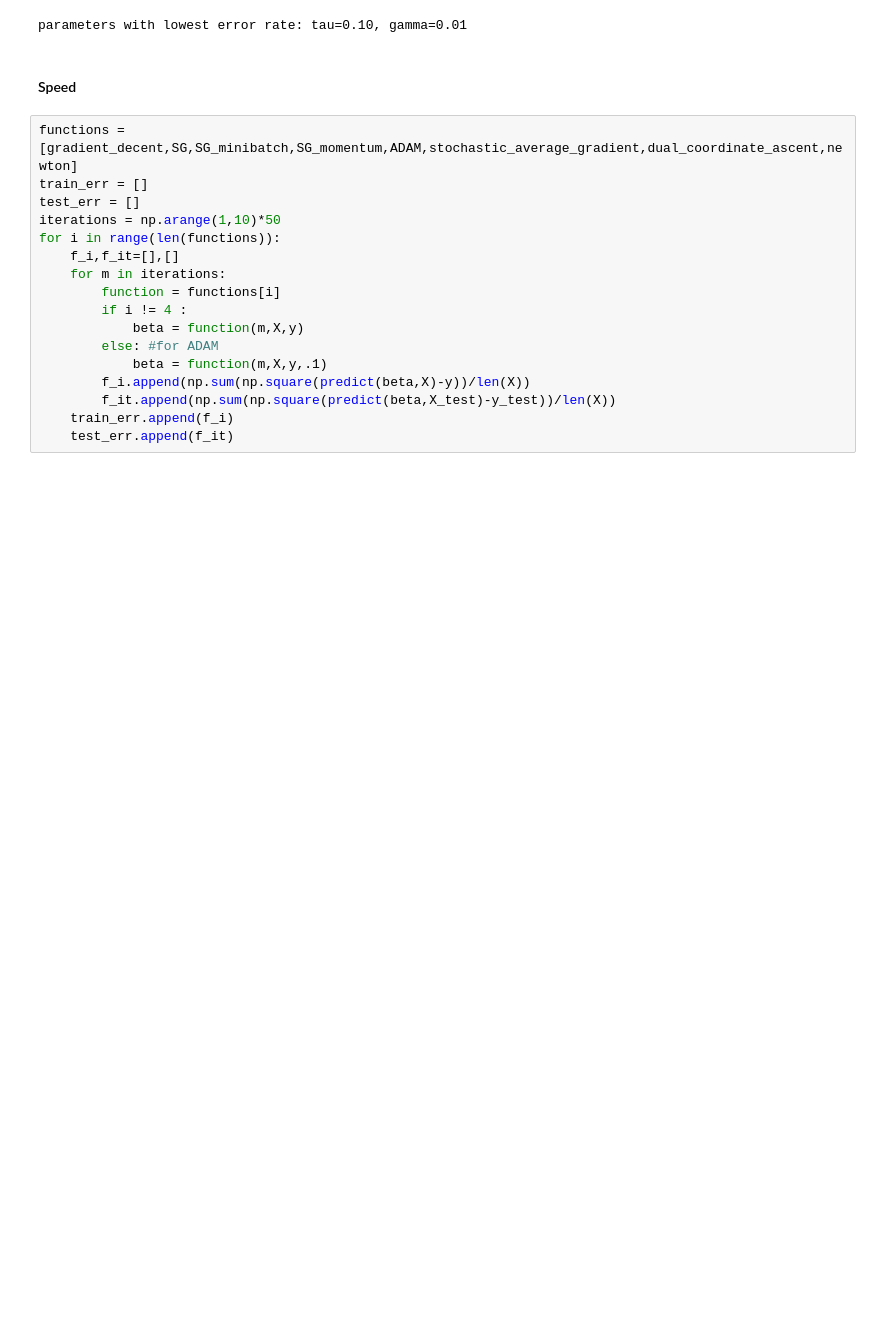
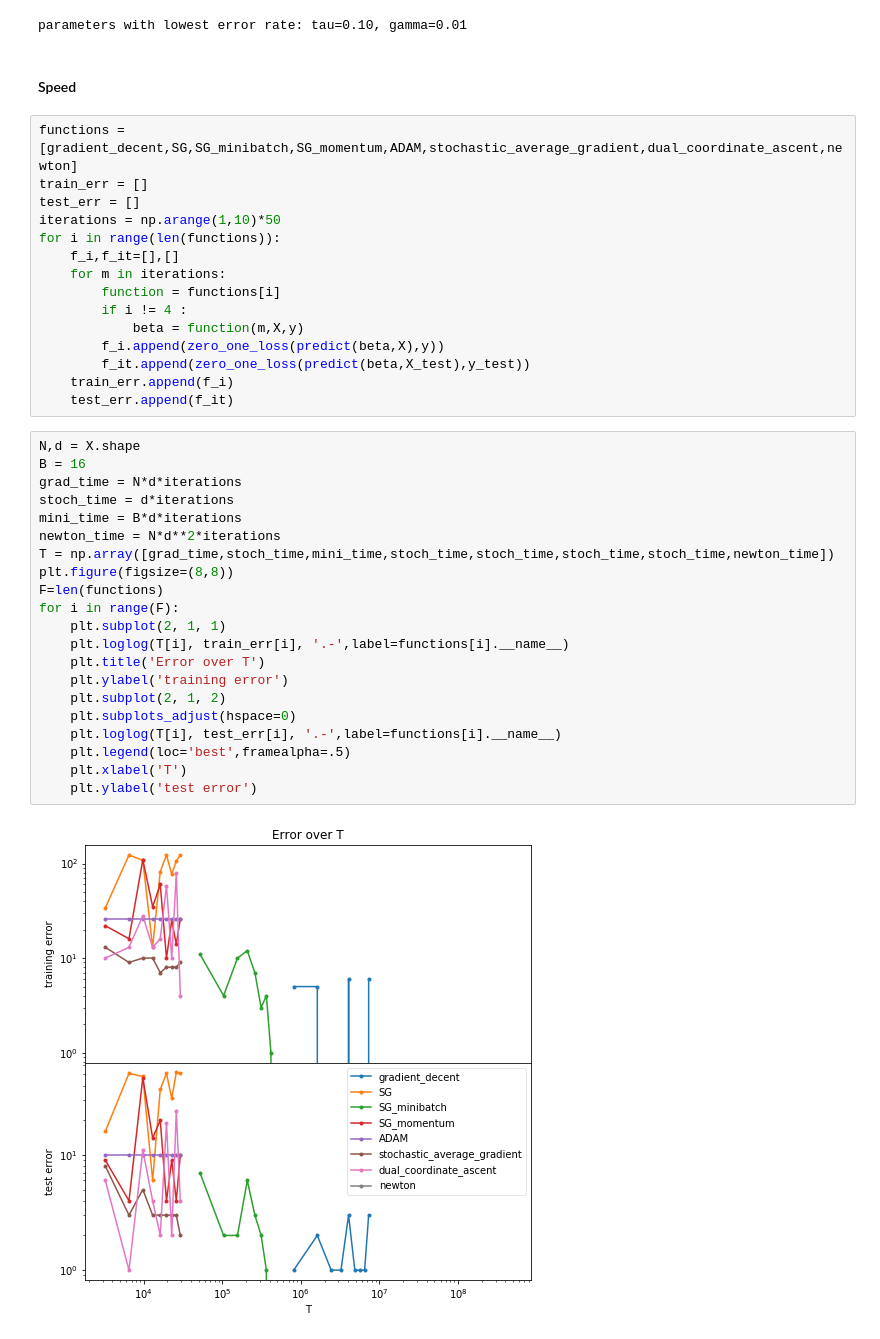
Before and after one commit to ml4cdeca/AdvancedMachineLearning, a Jupyter notebook: exercise01/logistic-regression.ipynb, the cells around one changed output. Saved outputs shown, nothing was run; the diff lists cells and outputs as text; blank space fills up the shorter version.

Commit message:
plot

```diff
--- a/exercise01/logistic-regression.ipynb
+++ b/exercise01/logistic-regression.ipynb
@@ -285,9 +285,30 @@ for i in range(len(functions)):
         function = functions[i]
         if i != 4 :
             beta = function(m,X,y)
-        else: #for ADAM
-            beta = function(m,X,y,.1)
-        f_i.append(np.sum(np.square(predict(beta,X)-y))/len(X))
-        f_it.append(np.sum(np.square(predict(beta,X_test)-y_test))/len(X))
+        f_i.append(zero_one_loss(predict(beta,X),y))
+        f_it.append(zero_one_loss(predict(beta,X_test),y_test))
     train_err.append(f_i)
     test_err.append(f_it)
+# %%
+N,d = X.shape
+B = 16
+grad_time = N*d*iterations
+stoch_time = d*iterations
+mini_time = B*d*iterations
+newton_time = N*d**2*iterations
+T = np.array([grad_time,stoch_time,mini_time,stoch_time,stoch_time,stoch_time,stoch_time,newton_time])
+plt.figure(figsize=(8,8))
+F=len(functions)
+for i in range(F):
+    plt.subplot(2, 1, 1)
+    plt.loglog(T[i], train_err[i], '.-',label=functions[i].__name__)
+    plt.title('Error over T')
+    plt.ylabel('training error')
+    plt.subplot(2, 1, 2)
+    plt.subplots_adjust(hspace=0)
+    plt.loglog(T[i], test_err[i], '.-',label=functions[i].__name__)
+    plt.legend(loc='best',framealpha=.5)
+    plt.xlabel('T')
+    plt.ylabel('test error')
+# %% [output]
+[figure, added]
```
Also changed, not shown: parts of 2 cells of this notebook.
